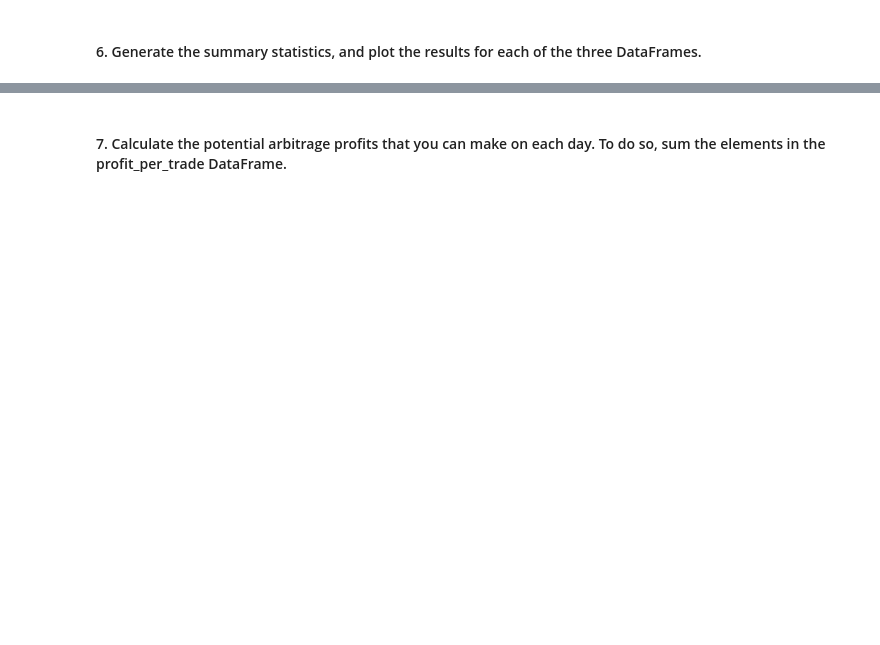
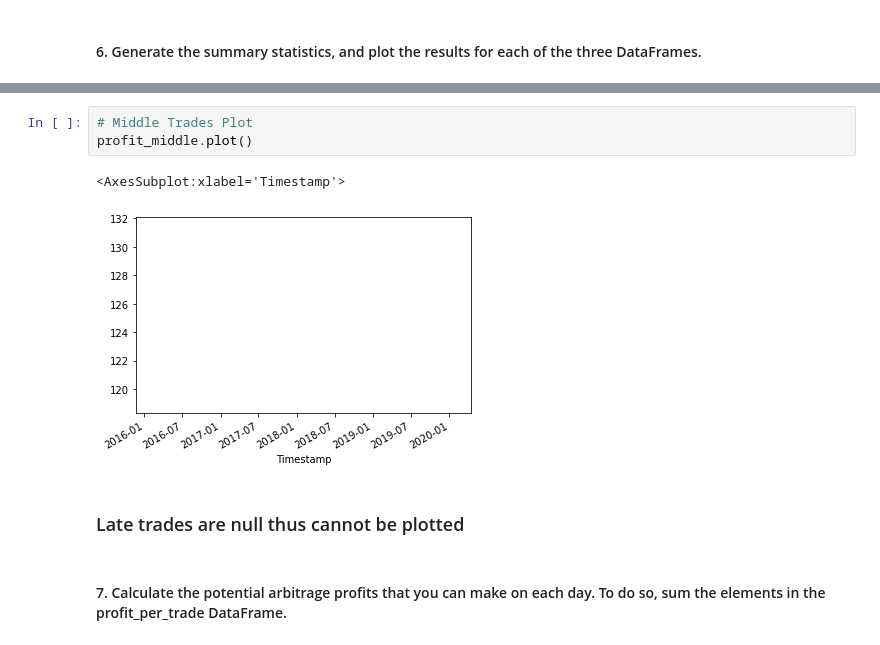
Before and after one commit to sjufan84/crypto_arbitrage-school-project-, a Jupyter notebook: crypto_arbitrage.ipynb, the cells around one changed output, grey strips where cells are left out. Cells and saved outputs as stored; diff of their text form; blank space fills up the shorter version.

```diff
--- a/crypto_arbitrage.ipynb
+++ b/crypto_arbitrage.ipynb
@@ -652,3 +735,11 @@ Name: Close, dtype: float64
+# %%
+# Middle Trades Plot
+profit_middle.plot()
+# %% [output]
+<AxesSubplot:xlabel='Timestamp'>
+[figure, added]
+# %% [markdown]
+### Late trades are null thus cannot be plotted
 # %% [markdown]
 #### 7. Calculate the potential arbitrage profits that you can make on each day. To do so, sum the elements in the profit_per_trade DataFrame.
 # %%
```
Also changed, not shown: parts of 21 cells of this notebook, 3 other files.
